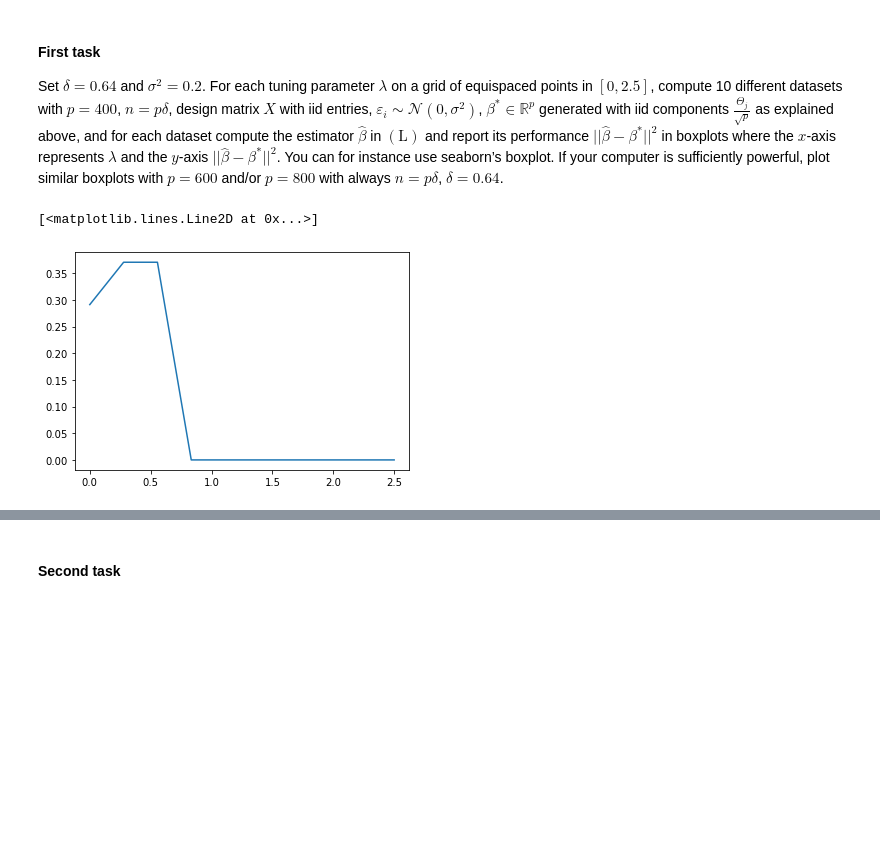
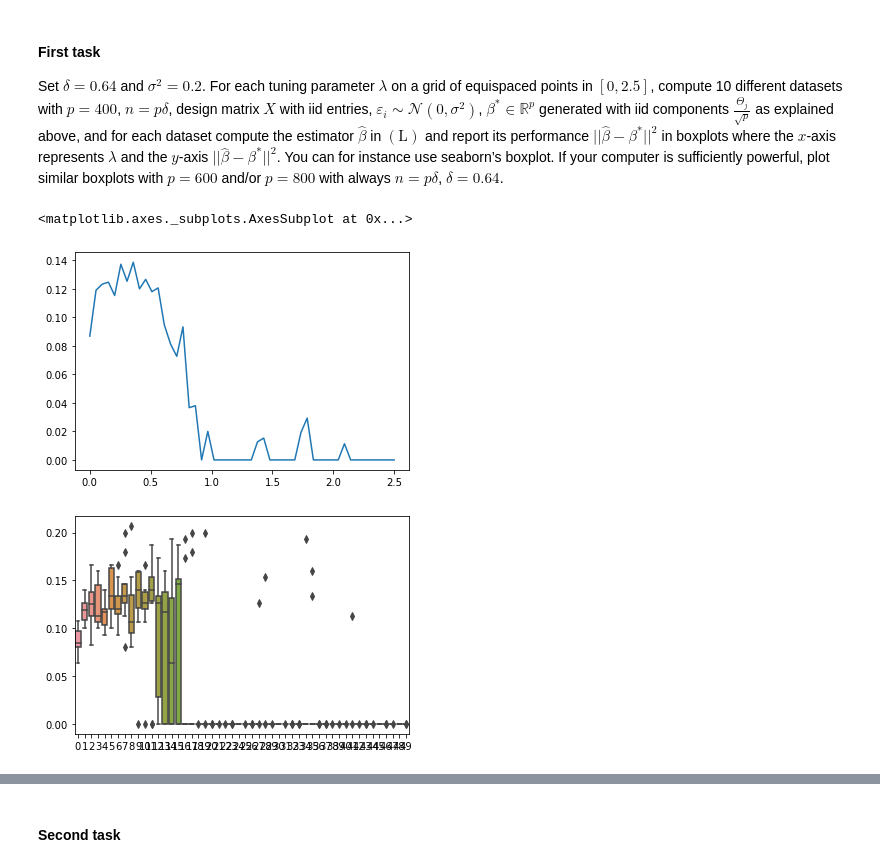
Before and after one commit to JulienKhlt/Hista, a Jupyter notebook: Projet_HISTA_FargeonKhlautRuhlmann.ipynb, the cells around one changed output, grey strips where cells are left out. Cells and saved outputs as stored; diff of their text form; code cells hidden in the pictures; blank space fills up the shorter version.

```diff
--- a/Projet_HISTA_FargeonKhlautRuhlmann.ipynb
+++ b/Projet_HISTA_FargeonKhlautRuhlmann.ipynb
@@ -8,11 +8,8 @@ Pierre-Louis RUHLMANN
 import numpy as np
 import matplotlib.pyplot as plt
 import scipy.optimize as opt
-
-plt.rcParams.update({
-    "text.usetex": True,
-    "font.family": "serif",
-    "font.sans-serif": ["Computer Modern"]})
+from sklearn import linear_model
+from seaborn import boxplot
 # %% [markdown]
 We consider a linear model where one observes iid observations $$y_i = x_i^T \beta^* + \varepsilon_i$$ where $x_i$ has iid $\mathcal{N}(0,1)$ entries and $\varepsilon_i \sim \mathcal{N}(0,\sigma^2)$. The goal is to study the performance of the Lasso
 
@@ -33,43 +30,53 @@ def lasso(b, y, X, n, l):
 # %%
 delta = 0.64
 sigma2 = 0.2
 
-grid = np.linspace(0, 2.5, 10)
+dataset_number = 10
 
-p = 400
+grid = np.linspace(0, 2.5, 50)
+
+p = 150
 n = int(p * delta)
 
-diff = []
+diff = np.zeros((len(grid), dataset_number))
 
-for l in grid:
+for index, l in enumerate(grid):
 
-    for i in range(n):
-        x = np.random.normal(0, 1, size = (p,1))
-        if i == 0:
-            X = x
-        else:
-            X = np.concatenate((X,x), axis = 1)
+    for k in range(dataset_number):
 
-    epsilon = np.random.normal(0, sigma2, size = (n,1))
+        X = np.random.normal(0, 1, size = (p,n))
 
-    beta_star = np.zeros((p,1))
-    for j in range(p):
-        rj = np.random.choice(np.array([-1, 1]))
-        Bj = np.random.binomial(1, 0.128)
-        beta_star[j,0] = (rj * Bj) / np.sqrt(p)
+        epsilon = np.random.normal(0, sigma2, size = (n,1))
 
-    y = np.dot(X.T, beta_star) + epsilon
+        beta_star = np.zeros((p,1))
+        for j in range(p):
+            rj = np.random.choice(np.array([-1, 1]))
+            Bj = np.random.binomial(1, 0.128)
+            beta_star[j,0] = (rj * Bj) / np.sqrt(p)
 
-    def lasso_l(b):
-        return lasso(b, y, X, n, l)
+        y = np.dot(X.T, beta_star) + epsilon
 
-    beta_star = np.array([beta_star[j,0] for j in range(p)])
-    beta_hat = opt.minimize(lasso_l, beta_star)
+        def lasso_l(b):
+            return lasso(b, y, X, n, l)
 
-    diff.append(np.linalg.norm(beta_hat.x - beta_star))
+        beta_star = np.array([beta_star[j,0] for j in range(p)])
+        beta_hat = opt.minimize(lasso_l, beta_star).x
 
-plt.plot(grid, diff)
+        #las = linear_model.Lasso()
+        #print(X.shape, y.shape)
+        #las.fit(X.T, y)
+        #print(las.coef_)
+
+        diff[index, k] = np.linalg.norm(beta_hat - beta_star) ** 2
+        #diff[index, k] = np.linalg.norm(las.coef_ - beta_star) ** 2
+
+
+plt.figure()
+plt.plot(grid, np.mean(diff, axis=1))
+plt.figure()
+boxplot(data = diff.T)
 # %% [output]
-[<matplotlib.lines.Line2D at 0x...>]
+<matplotlib.axes._subplots.AxesSubplot at 0x...>
-[figure, old version]
+[figure, new version]
+[figure, added]
 # %% [markdown]
```
Also changed, not shown: parts of 7 cells of this notebook.
